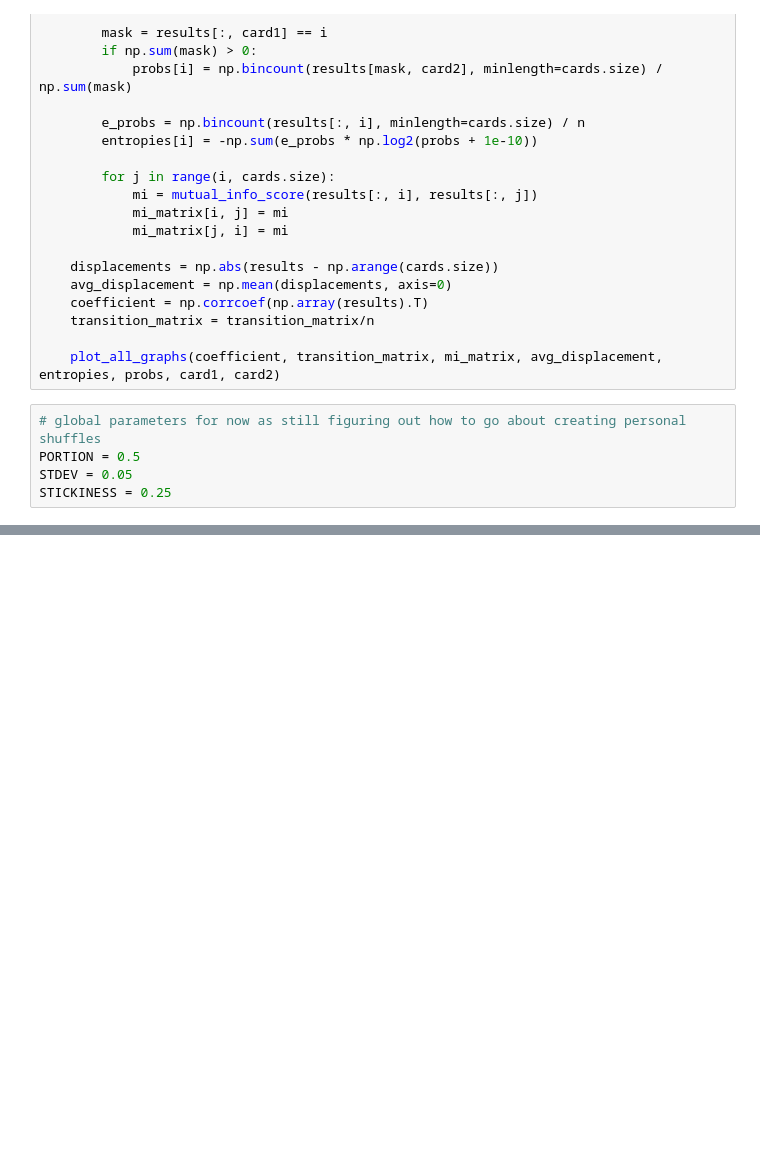
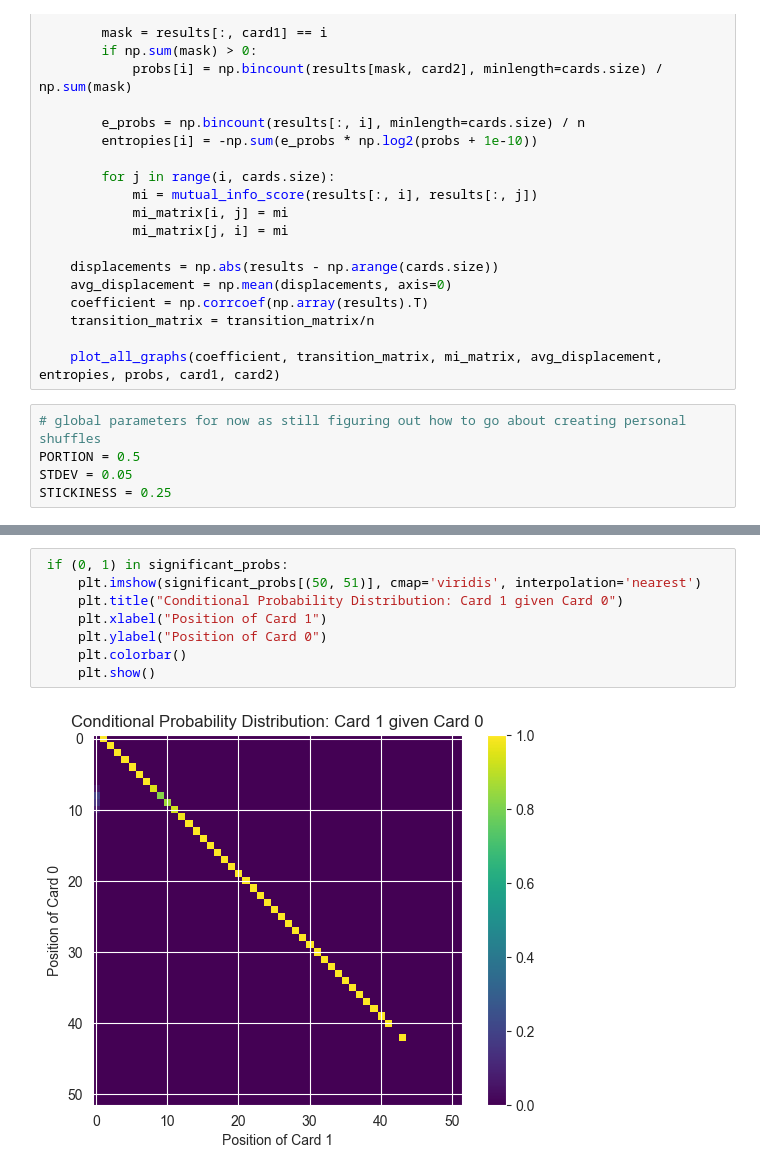
Before and after one commit to Gemmins/CardShuffling, a Jupyter notebook: shuffleAnalysis.ipynb, the cells around one changed output, grey strips where cells are left out. Cells and saved outputs as stored; diff of their text form; blank space fills up the shorter version.

```diff
--- a/shuffleAnalysis.ipynb
+++ b/shuffleAnalysis.ipynb
@@ -171,0 +255,10 @@ analyse_n(d8, 10000, [shuffles.custom])
+# %%
+ if (0, 1) in significant_probs:
+     plt.imshow(significant_probs[(50, 51)], cmap='viridis', interpolation='nearest')
+     plt.title("Conditional Probability Distribution: Card 1 given Card 0")
+     plt.xlabel("Position of Card 1")
+     plt.ylabel("Position of Card 0")
+     plt.colorbar()
+     plt.show()
+# %% [output]
+[figure, added]
```
Also changed, not shown: parts of 4 cells of this notebook, 7 other files.
